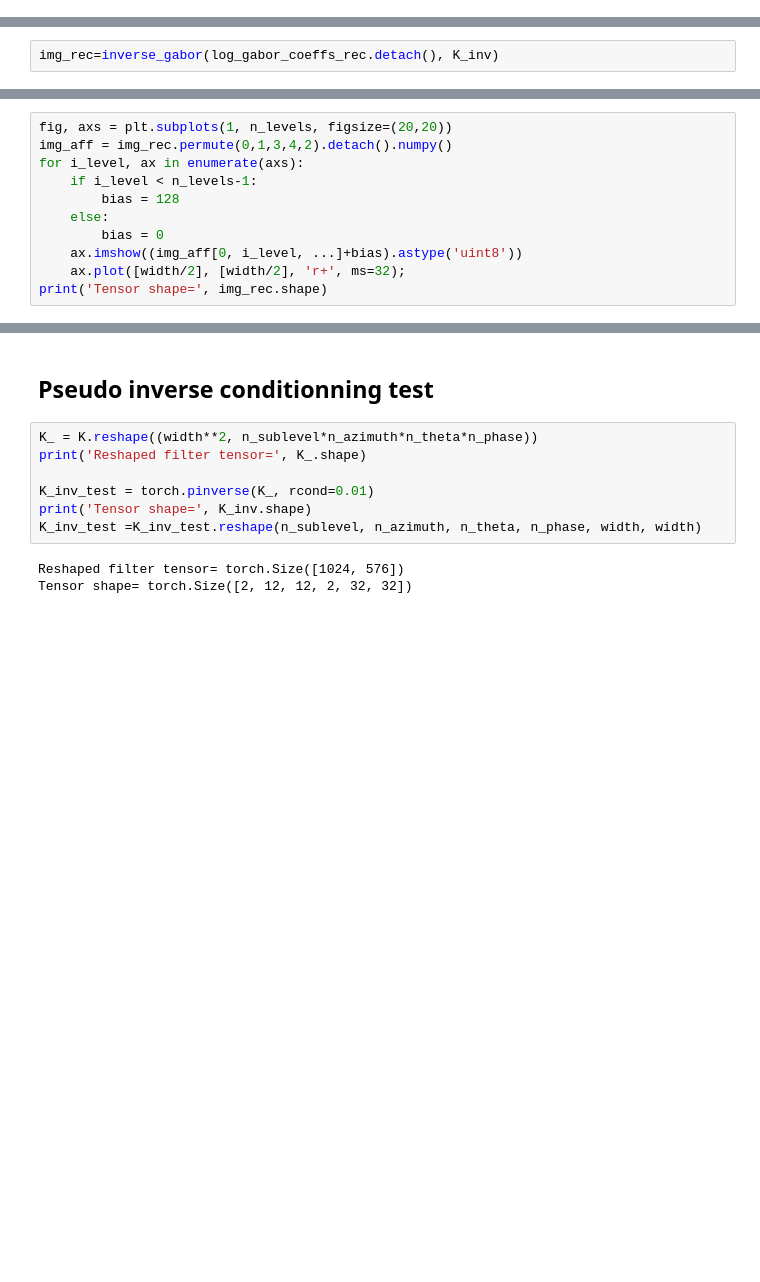
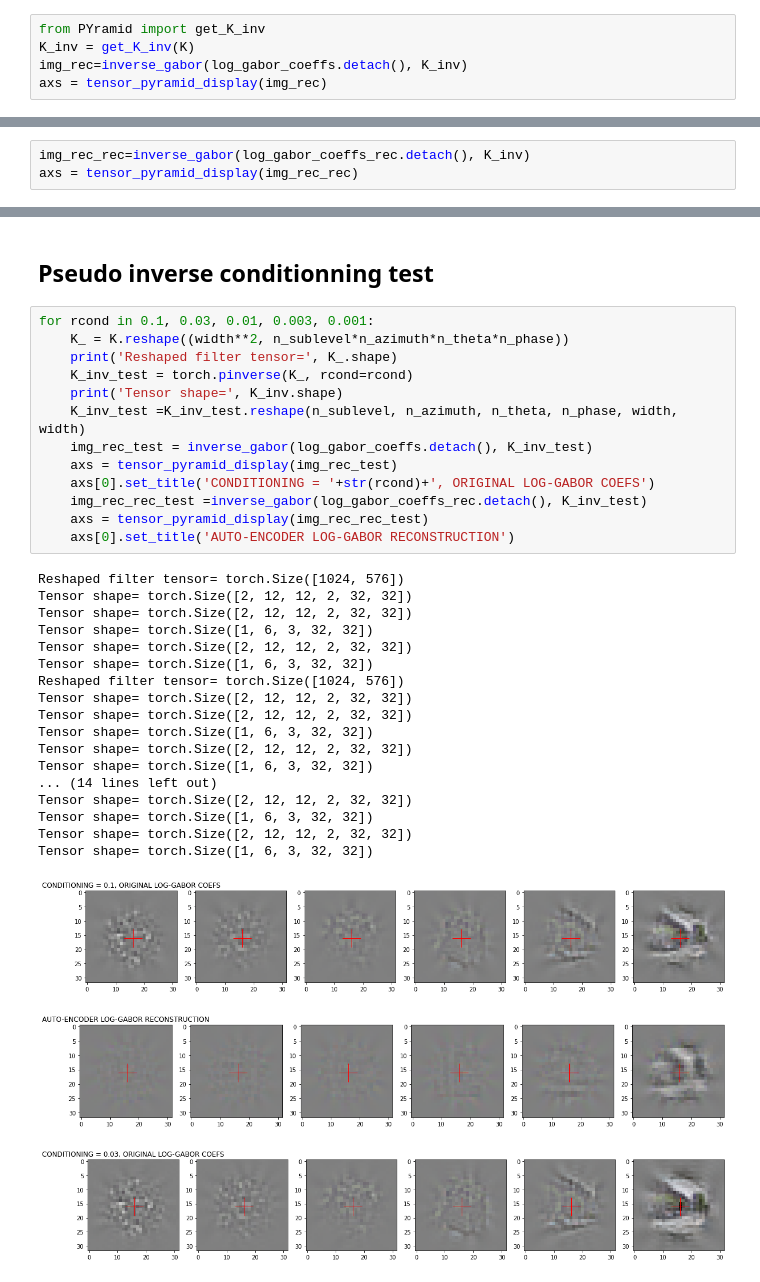
Before and after one commit to bicv/POLO, a Jupyter notebook: dev/2021-01-05-Autoencoder.ipynb, the cells around one changed output, grey strips where cells are left out. Saved outputs shown, nothing was run; the diff lists cells and outputs as text; blank space fills up the shorter version.

Commit message:
K_inv regularization test

```diff
--- a/dev/2021-01-05-Autoencoder.ipynb
+++ b/dev/2021-01-05-Autoencoder.ipynb
@@ -447,0 +450,5 @@ Tensor shape= torch.Size([1, 6, 3, 32, 32])
+# %%
+from PYramid import get_K_inv
+K_inv = get_K_inv(K)
+img_rec=inverse_gabor(log_gabor_coeffs.detach(), K_inv)
+axs = tensor_pyramid_display(img_rec)
@@ -448,4 +462,5 @@ Tensor shape= torch.Size([1, 6, 3, 32, 32])
 # %%
-img_rec=inverse_gabor(log_gabor_coeffs_rec.detach(), K_inv)
+img_rec_rec=inverse_gabor(log_gabor_coeffs_rec.detach(), K_inv)
+axs = tensor_pyramid_display(img_rec_rec)
 # %% [output]
 Tensor shape= torch.Size([2, 12, 12, 2, 32, 32])
@@ -452,11 +468,0 @@ Tensor shape= torch.Size([2, 12, 12, 2, 32, 32])
-# %%
-fig, axs = plt.subplots(1, n_levels, figsize=(20,20))
-img_aff = img_rec.permute(0,1,3,4,2).detach().numpy()
-for i_level, ax in enumerate(axs):
-    if i_level < n_levels-1:
-        bias = 128
-    else:
-        bias = 0
-    ax.imshow((img_aff[0, i_level, ...]+bias).astype('uint8'))
-    ax.plot([width/2], [width/2], 'r+', ms=32);
-print('Tensor shape=', img_rec.shape)
@@ -486,12 +469,36 @@ tensor([[[[[-1.7317e+03,  1.8791e+04,  2.8489e+04,  ..., -8.9553e+03,
 # %% [markdown]
 ## Pseudo inverse conditionning test
 # %%
-K_ = K.reshape((width**2, n_sublevel*n_azimuth*n_theta*n_phase))
-print('Reshaped filter tensor=', K_.shape)
-
-K_inv_test = torch.pinverse(K_, rcond=0.01)
-print('Tensor shape=', K_inv.shape)
-K_inv_test =K_inv_test.reshape(n_sublevel, n_azimuth, n_theta, n_phase, width, width)
+for rcond in 0.1, 0.03, 0.01, 0.003, 0.001:
+    K_ = K.reshape((width**2, n_sublevel*n_azimuth*n_theta*n_phase))
+    print('Reshaped filter tensor=', K_.shape)
+    K_inv_test = torch.pinverse(K_, rcond=rcond)
+    print('Tensor shape=', K_inv.shape)
+    K_inv_test =K_inv_test.reshape(n_sublevel, n_azimuth, n_theta, n_phase, width, width)
+    img_rec_test = inverse_gabor(log_gabor_coeffs.detach(), K_inv_test)
+    axs = tensor_pyramid_display(img_rec_test)
+    axs[0].set_title('CONDITIONING = '+str(rcond)+', ORIGINAL LOG-GABOR COEFS')
+    img_rec_rec_test =inverse_gabor(log_gabor_coeffs_rec.detach(), K_inv_test)
+    axs = tensor_pyramid_display(img_rec_rec_test)
+    axs[0].set_title('AUTO-ENCODER LOG-GABOR RECONSTRUCTION')
 # %% [output]
 Reshaped filter tensor= torch.Size([1024, 576])
 Tensor shape= torch.Size([2, 12, 12, 2, 32, 32])
+Tensor shape= torch.Size([2, 12, 12, 2, 32, 32])
+Tensor shape= torch.Size([1, 6, 3, 32, 32])
+Tensor shape= torch.Size([2, 12, 12, 2, 32, 32])
+Tensor shape= torch.Size([1, 6, 3, 32, 32])
+Reshaped filter tensor= torch.Size([1024, 576])
+Tensor shape= torch.Size([2, 12, 12, 2, 32, 32])
+Tensor shape= torch.Size([2, 12, 12, 2, 32, 32])
+Tensor shape= torch.Size([1, 6, 3, 32, 32])
+Tensor shape= torch.Size([2, 12, 12, 2, 32, 32])
+Tensor shape= torch.Size([1, 6, 3, 32, 32])
+... (14 lines left out)
+Tensor shape= torch.Size([2, 12, 12, 2, 32, 32])
+Tensor shape= torch.Size([1, 6, 3, 32, 32])
+Tensor shape= torch.Size([2, 12, 12, 2, 32, 32])
+Tensor shape= torch.Size([1, 6, 3, 32, 32])
+[figure, added]
+[figure, added]
+[figure, added]
```
Also changed, not shown: parts of 12 cells of this notebook.
